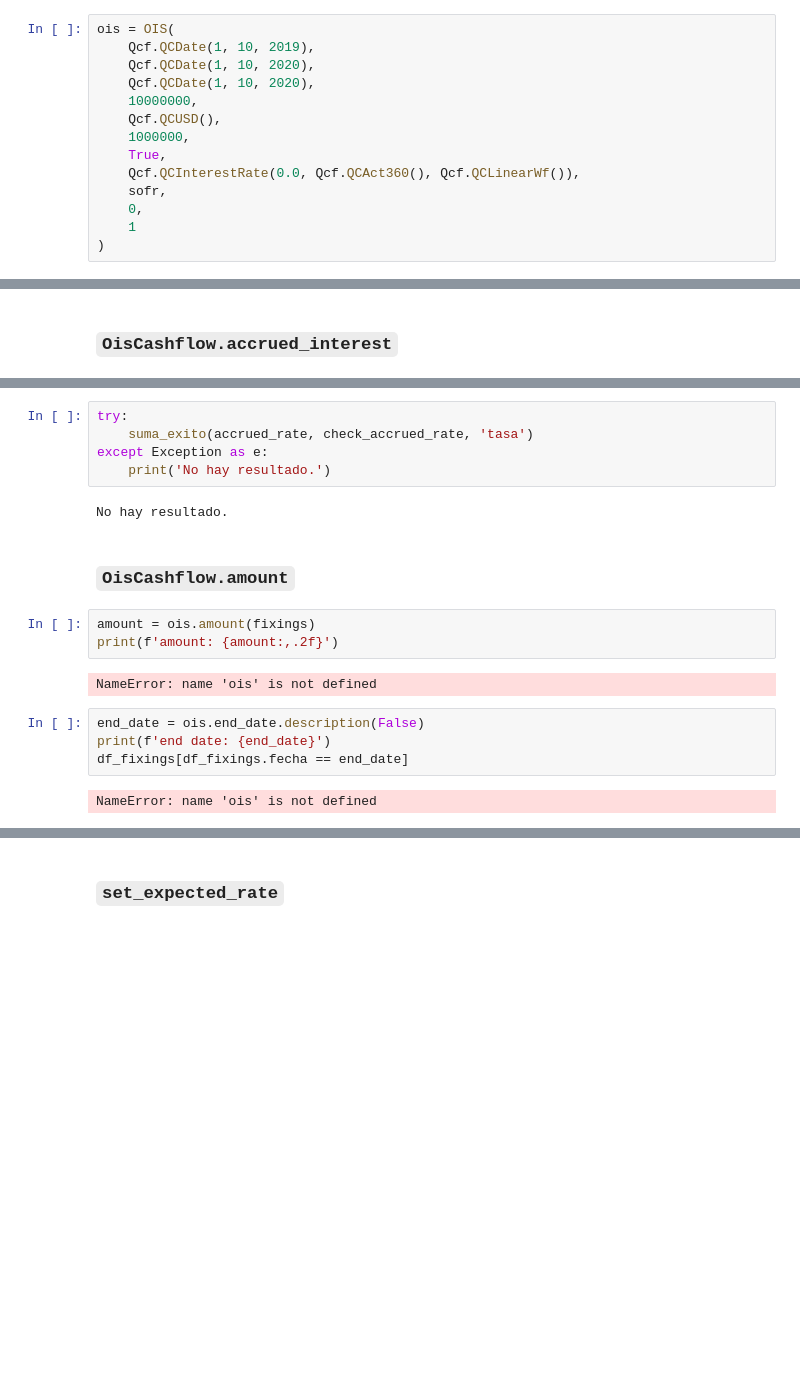
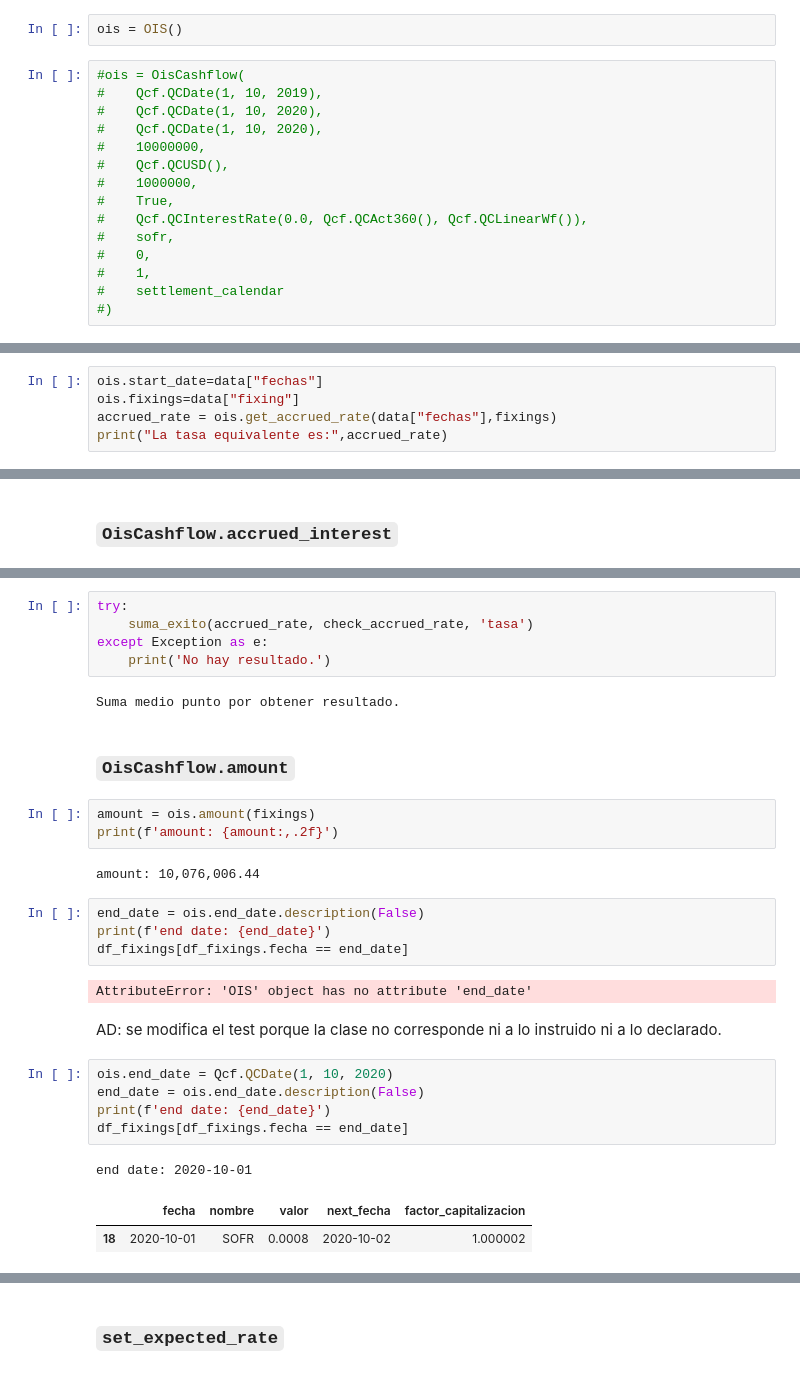
Before and after one commit to adiaz-efaa/mif-2020, a Jupyter notebook: tareas_1/Tarea1_RF_Carlos_Quintana-Daniel_Garcia_vinuesa.ipynb, the cells around one changed output, grey strips where cells are left out. Drawn from its saved outputs; the diff is of its cells as text; blank space fills up the shorter version.

```diff
--- a/tareas_1/Tarea1_RF_Carlos_Quintana-Daniel_Garcia_vinuesa.ipynb
+++ b/tareas_1/Tarea1_RF_Carlos_Quintana-Daniel_Garcia_vinuesa.ipynb
@@ -393,17 +393,20 @@ def suma_exito(resultado, check, tipo):
                 exitos += 1
 # %% [markdown]
 Construcción de una instancia de `OisCashflow`.
+# %%
+ois = OIS()
 # %%
-ois = OIS(
-    Qcf.QCDate(1, 10, 2019),
-    Qcf.QCDate(1, 10, 2020),
-    Qcf.QCDate(1, 10, 2020),
-    10000000,
-    Qcf.QCUSD(),
-    1000000,
-    True,
-    Qcf.QCInterestRate(0.0, Qcf.QCAct360(), Qcf.QCLinearWf()),
-    sofr,
-    0,
-    1
-)
+#ois = OisCashflow(
+#    Qcf.QCDate(1, 10, 2019),
+#    Qcf.QCDate(1, 10, 2020),
+#    Qcf.QCDate(1, 10, 2020),
+#    10000000,
+#    Qcf.QCUSD(),
+#    1000000,
+#    True,
+#    Qcf.QCInterestRate(0.0, Qcf.QCAct360(), Qcf.QCLinearWf()),
+#    sofr,
+#    0,
+#    1,
+#    settlement_calendar
+#)
@@ -443,0 +453,5 @@ NameError: name 'ois' is not defined
+# %%
+ois.start_date=data["fechas"]
+ois.fixings=data["fixing"]
+accrued_rate = ois.get_accrued_rate(data["fechas"],fixings)
+print("La tasa equivalente es:",accrued_rate)
@@ -547,18 +567,29 @@ try:
 except Exception as e:
     print('No hay resultado.')
 # %% [output]
-No hay resultado.
+Suma medio punto por obtener resultado.
 # %% [markdown]
 ### `OisCashflow.amount`
 # %%
 amount = ois.amount(fixings)
 print(f'amount: {amount:,.2f}')
 # %% [output]
-NameError: name 'ois' is not defined
+amount: 10,076,006.44
 # %%
 end_date = ois.end_date.description(False)
 print(f'end date: {end_date}')
 df_fixings[df_fixings.fecha == end_date]
 # %% [output]
-NameError: name 'ois' is not defined
+AttributeError: 'OIS' object has no attribute 'end_date'
+# %% [markdown]
+AD: se modifica el test porque la clase no corresponde ni a lo instruido ni a lo declarado.
+# %%
+ois.end_date = Qcf.QCDate(1, 10, 2020)
+end_date = ois.end_date.description(False)
+print(f'end date: {end_date}')
+df_fixings[df_fixings.fecha == end_date]
+# %% [output]
+end date: 2020-10-01
+|  | fecha | nombre | valor | next_fecha | factor_capitalizacion |
+| 18 | 2020-10-01 | SOFR | 0.0008 | 2020-10-02 | 1.000002 |
 # %%
```
Also changed, not shown: parts of 25 cells of this notebook, 7 other files.
